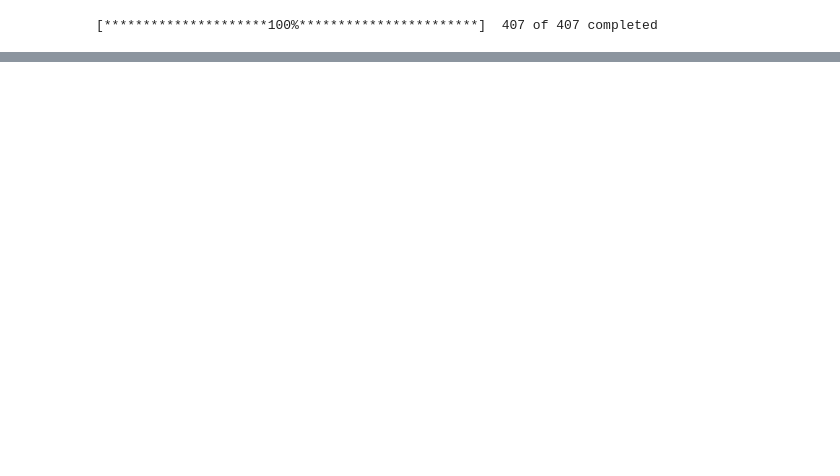
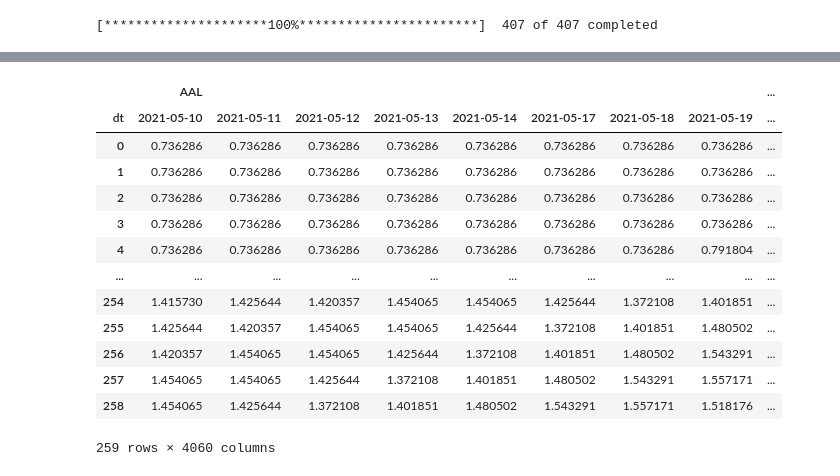
Before and after one commit to Mikhaylov-yv/Trad_histori_test, a Jupyter notebook: notebooks/Просмотр рынка Мос биржы.ipynb, the cells around one changed output, grey strips where cells are left out. Saved outputs shown, nothing was run; the diff lists cells and outputs as text; code cells hidden in the pictures; blank space fills up the shorter version.

```diff
--- a/notebooks/Просмотр рынка Мос биржы.ipynb
+++ b/notebooks/Просмотр рынка Мос биржы.ipynb
@@ -176,0 +164,23 @@ array(['Close', 'Dividends', 'High', 'Low', 'Open', 'Stock Splits',
+# %%
+df_len_2_ = df_len_2.copy()
+for tiket in df_clean.columns:
+    for n in range(-1, -10, -1):
+        df_len_2_[(tiket, df_clean.index[n-1])] = df_len_2_[(tiket, df_clean.index[n])].shift()
+df_len_2_ = df_len_2_.sort_index(axis=1)
+df_len_2_ = df_len_2_.fillna(method = 'backfill')
+df_len_2_
+# %% [output]
+|  | AAL |  |  |  |  |  |  |  | ... |
+| dt | 2021-05-10 | 2021-05-11 | 2021-05-12 | 2021-05-13 | 2021-05-14 | 2021-05-17 | 2021-05-18 | 2021-05-19 | ... |
+| 0 | 0.736286 | 0.736286 | 0.736286 | 0.736286 | 0.736286 | 0.736286 | 0.736286 | 0.736286 | ... |
+| 1 | 0.736286 | 0.736286 | 0.736286 | 0.736286 | 0.736286 | 0.736286 | 0.736286 | 0.736286 | ... |
+| 2 | 0.736286 | 0.736286 | 0.736286 | 0.736286 | 0.736286 | 0.736286 | 0.736286 | 0.736286 | ... |
+| 3 | 0.736286 | 0.736286 | 0.736286 | 0.736286 | 0.736286 | 0.736286 | 0.736286 | 0.736286 | ... |
+| 4 | 0.736286 | 0.736286 | 0.736286 | 0.736286 | 0.736286 | 0.736286 | 0.736286 | 0.791804 | ... |
+| ... | ... | ... | ... | ... | ... | ... | ... | ... | ... |
+| 254 | 1.415730 | 1.425644 | 1.420357 | 1.454065 | 1.454065 | 1.425644 | 1.372108 | 1.401851 | ... |
+| 255 | 1.425644 | 1.420357 | 1.454065 | 1.454065 | 1.425644 | 1.372108 | 1.401851 | 1.480502 | ... |
+| 256 | 1.420357 | 1.454065 | 1.454065 | 1.425644 | 1.372108 | 1.401851 | 1.480502 | 1.543291 | ... |
+| 257 | 1.454065 | 1.454065 | 1.425644 | 1.372108 | 1.401851 | 1.480502 | 1.543291 | 1.557171 | ... |
+| 258 | 1.454065 | 1.425644 | 1.372108 | 1.401851 | 1.480502 | 1.543291 | 1.557171 | 1.518176 | ... |
+259 rows × 4060 columns
```
Also changed, not shown: parts of 25 cells of this notebook.
